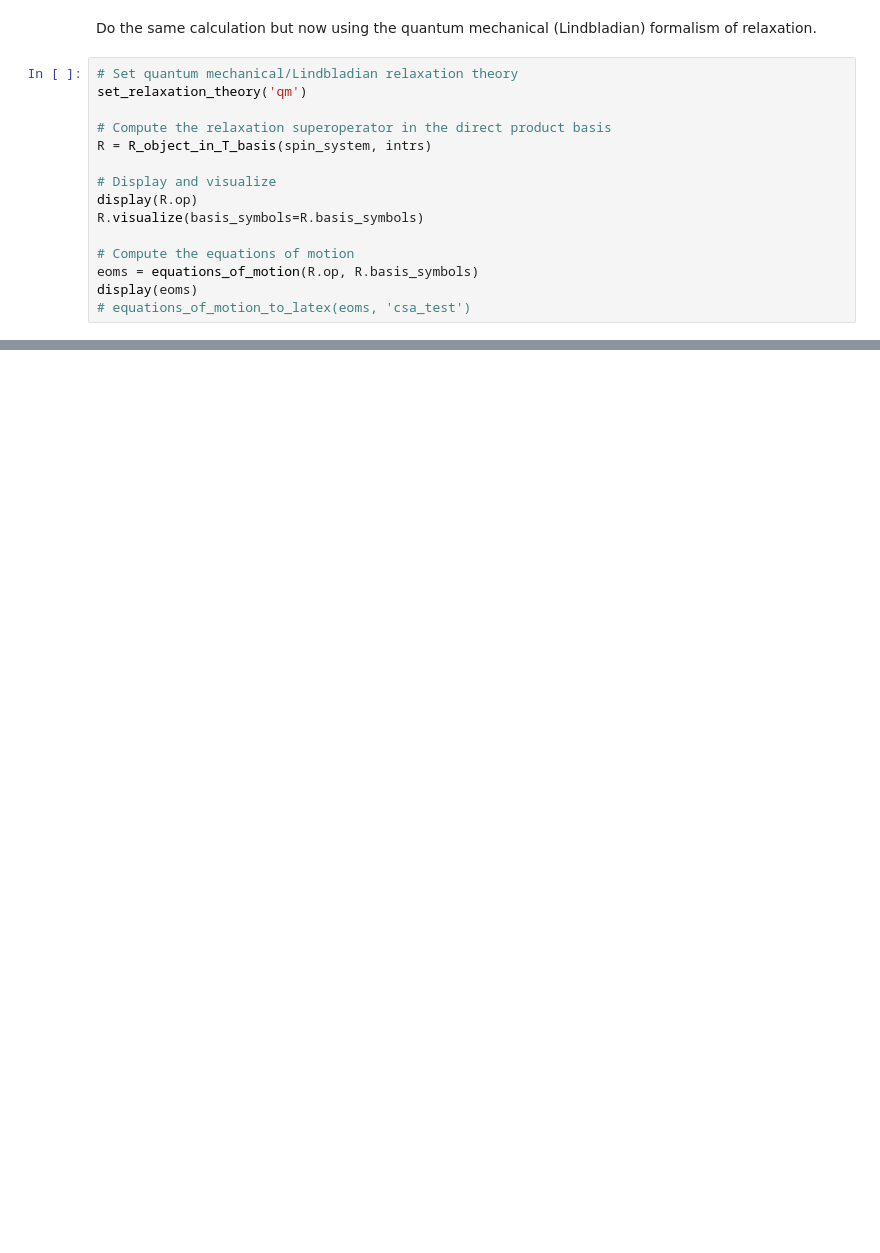
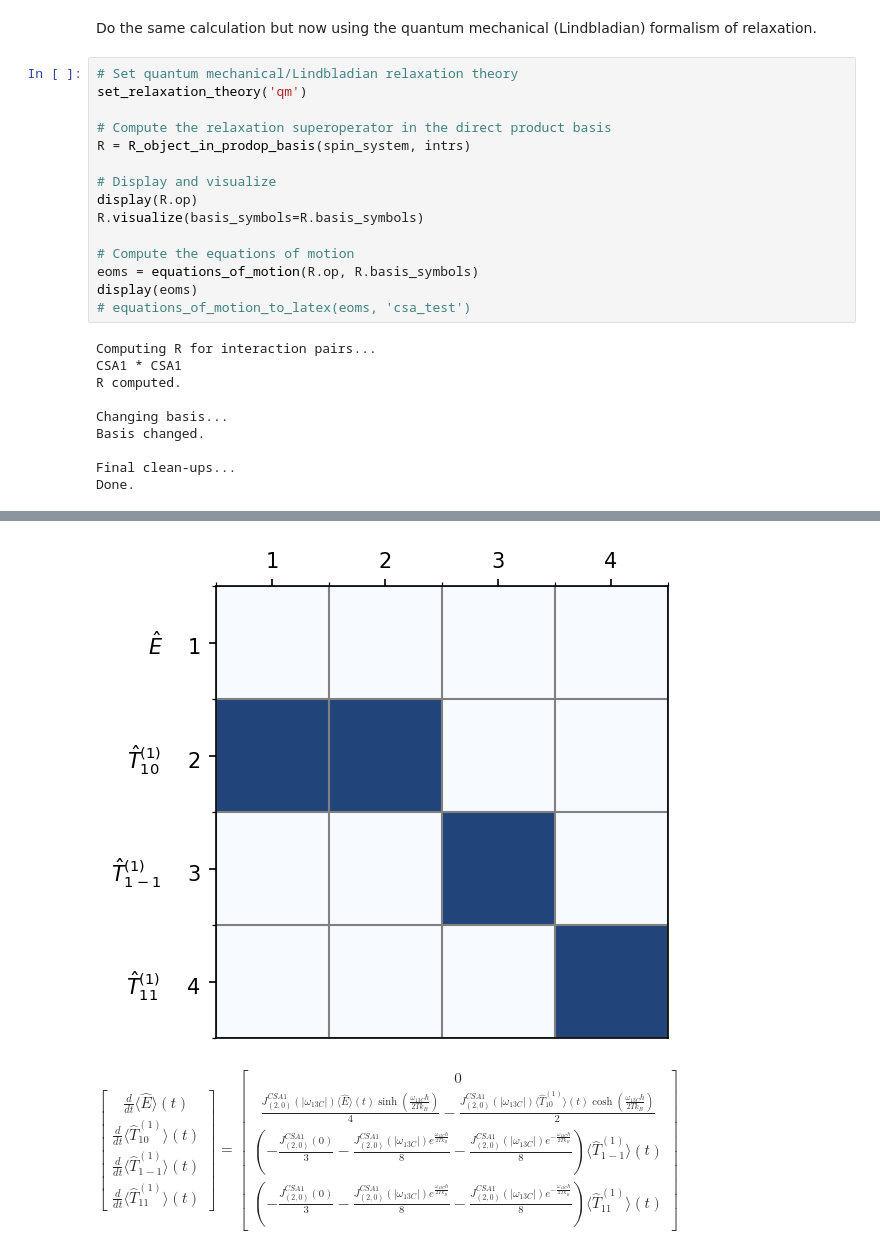
Before and after one commit to hillaper/Rela2x, a Jupyter notebook: examples/rela2x_example1.ipynb, the cells around one changed output, grey strips where cells are left out. Saved outputs shown, nothing was run; the diff lists cells and outputs as text; blank space fills up the shorter version.

Commit message:
Back at it. Added Cartesian product operator basis. Some additional updates here and there.

```diff
--- a/examples/rela2x_example1.ipynb
+++ b/examples/rela2x_example1.ipynb
@@ -43,7 +58,7 @@ Do the same calculation but now using the quantum mechanical (Lindbladian) forma
 set_relaxation_theory('qm')
 
 # Compute the relaxation superoperator in the direct product basis
-R = R_object_in_T_basis(spin_system, intrs)
+R = R_object_in_prodop_basis(spin_system, intrs)
 
 # Display and visualize
 display(R.op)
@@ -53,3 +68,13 @@ R.visualize(basis_symbols=R.basis_symbols)
 eoms = equations_of_motion(R.op, R.basis_symbols)
 display(eoms)
 # equations_of_motion_to_latex(eoms, 'csa_test')
+# %% [output]
+Computing R for interaction pairs...
+CSA1 * CSA1
+R computed.
+
+Changing basis...
+Basis changed.
+
+Final clean-ups...
+Done.
@@ -55,0 +82,2 @@ display(eoms)
+[figure, added]
+$\displaystyle \left[\begin{matrix}\frac{d}{d t} \langle \hat{E}\rangle{\left(t \right)}\\\frac{d}{d t} \langle \hat{T}_{10}^{(1)}\rangle{\left(t \right)}\\\frac{d}{d t} \langle \hat{T}_{1-1}^{(1)}\rangle{\left(t \right)}\\\frac{d}{d t} \langle \hat{T}_{11}^{(1)}\rangle{\left(t \right)}\end{matrix}\right] = \left[\begin{matrix}0\\\frac{J^{CSA1}_{(2, 0)}{\left(\left|{\omega_{13C}}\right| \right)} \langle \hat{E}\rangle{\left(t \right)} \sinh{\left(\frac{\omega_{13C} \hbar}{2 T k_{B}} \right)}}{4} - \frac{J^{CSA1}_{(2, 0)}{\left(\left|{\omega_{13C}}\right| \right)} \langle \hat{T}_{10}^{(1)}\rangle{\left(t \right)} \cosh{\left(\frac{\omega_{13C} \hbar}{2 T k_{B}} \right)}}{2}\\\left(- \frac{J^{CSA1}_{(2, 0)}{\left(0 \right)}}{3} - \frac{J^{CSA1}_{(2, 0)}{\left(\left|{\omega_{13C}}\right| \right)} e^{\frac{\omega_{13C} \hbar}{2 T k_{B}}}}{8} - \frac{J^{CSA1}_{(2, 0)}{\left(\left|{\omega_{13C}}\right| \right)} e^{- \frac{\omega_{13C} \hbar}{2 T k_{B}}}}{8}\right) \langle \hat{T}_{1-1}^{(1)}\rangle{\left(t \right)}\\\left(- \frac{J^{CSA1}_{(2, 0)}{\left(0 \right)}}{3} - \frac{J^{CSA1}_{(2, 0)}{\left(\left|{\omega_{13C}}\right| \right)} e^{\frac{\omega_{13C} \hbar}{2 T k_{B}}}}{8} - \frac{J^{CSA1}_{(2, 0)}{\left(\left|{\omega_{13C}}\right| \right)} e^{- \frac{\omega_{13C} \hbar}{2 T k_{B}}}}{8}\right) \langle \hat{T}_{11}^{(1)}\rangle{\left(t \right)}\end{matrix}\right]$
```
Also changed, not shown: parts of 4 cells of this notebook, 7 other files.
